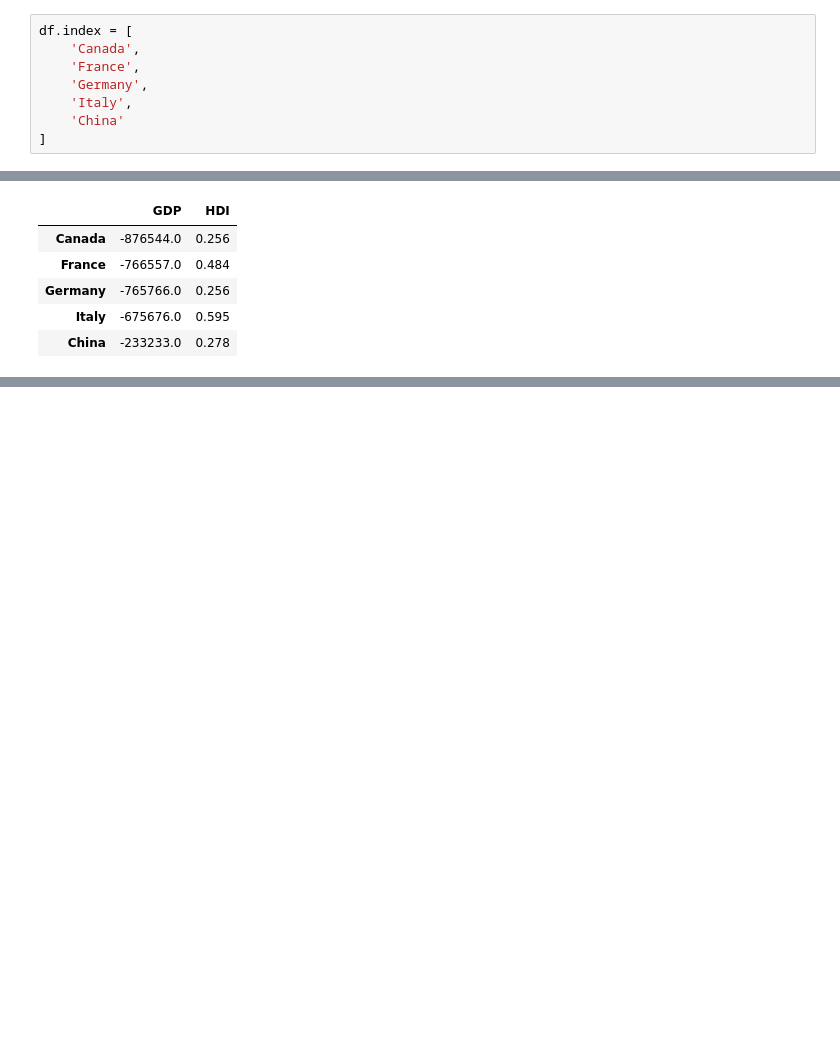
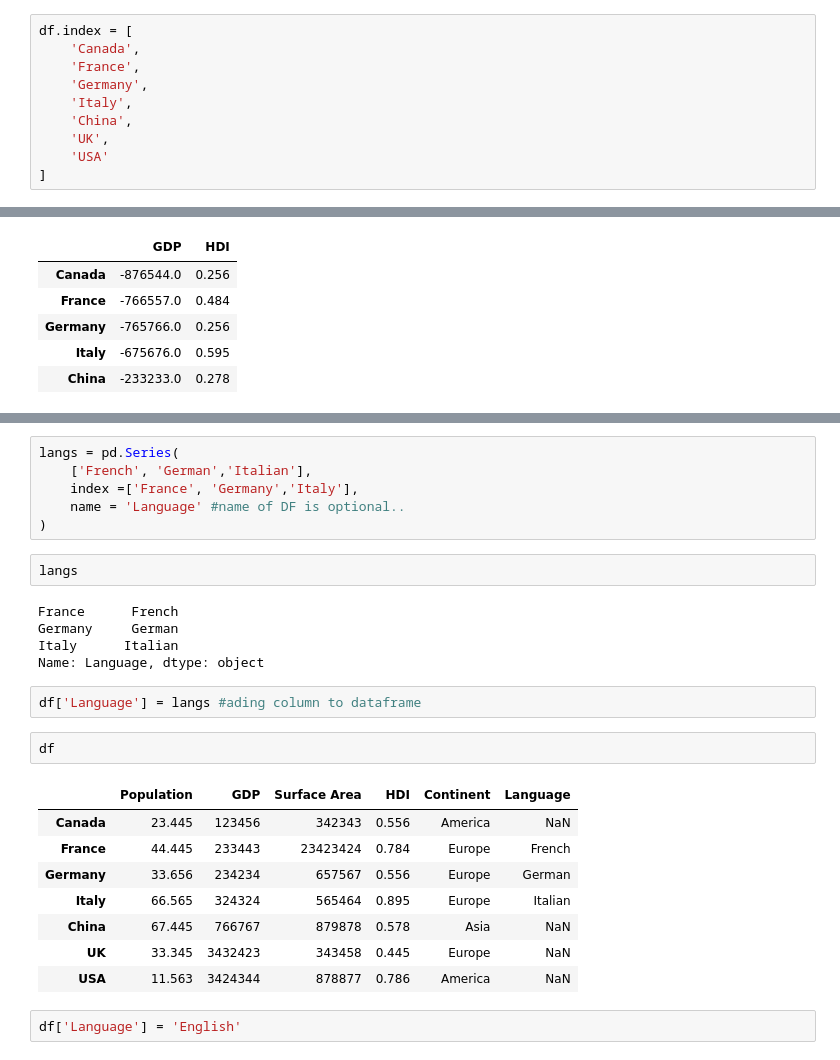
Before and after one commit to sultania-p/Data-Science, a Jupyter notebook: 2. Pandas - DataFrames.ipynb, the cells around one changed output, grey strips where cells are left out. Cells and saved outputs as stored; diff of their text form; blank space fills up the shorter version.

```diff
--- a/2. Pandas - DataFrames.ipynb
+++ b/2. Pandas - DataFrames.ipynb
@@ -61,7 +71,9 @@ df.index = [
     'France',
     'Germany',
     'Italy',
-    'China'
+    'China',
+    'UK',
+    'USA'
 ]
 # %%
 df
@@ -539,0 +568,28 @@ df[['GDP','HDI']] + crisis #subtraction of dataframe
+# %%
+langs = pd.Series(
+    ['French', 'German','Italian'],
+    index =['France', 'Germany','Italy'],
+    name = 'Language' #name of DF is optional..
+)
+# %%
+langs
+# %% [output]
+France      French
+Germany     German
+Italy      Italian
+Name: Language, dtype: object
+# %%
+df['Language'] = langs #ading column to dataframe
+# %%
+df
+# %% [output]
+|  | Population | GDP | Surface Area | HDI | Continent | Language |
+| Canada | 23.445 | 123456 | 342343 | 0.556 | America | NaN |
+| France | 44.445 | 233443 | 23423424 | 0.784 | Europe | French |
+| Germany | 33.656 | 234234 | 657567 | 0.556 | Europe | German |
+| Italy | 66.565 | 324324 | 565464 | 0.895 | Europe | Italian |
+| China | 67.445 | 766767 | 879878 | 0.578 | Asia | NaN |
+| UK | 33.345 | 3432423 | 343458 | 0.445 | Europe | NaN |
+| USA | 11.563 | 3424344 | 878877 | 0.786 | America | NaN |
+# %%
+df['Language'] = 'English'
```
Also changed, not shown: parts of 15 cells of this notebook.
